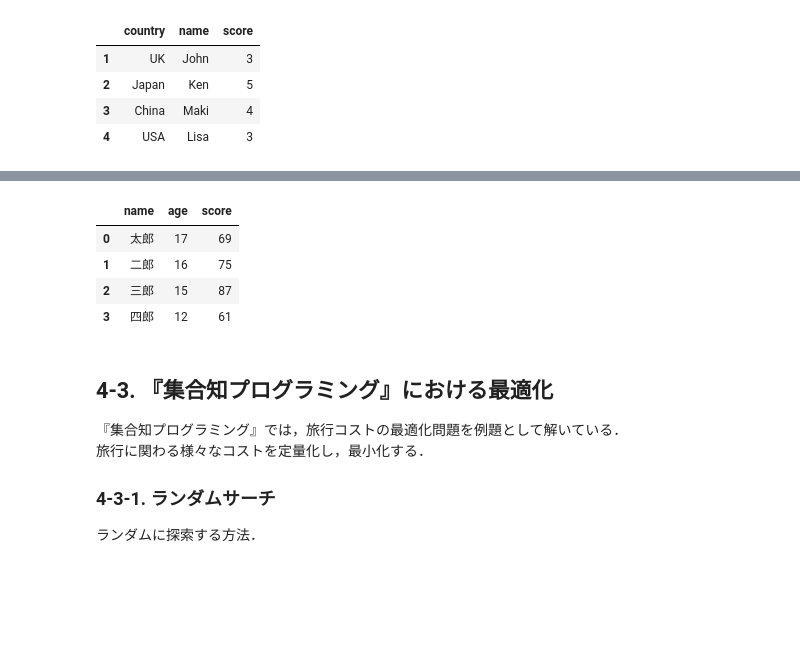
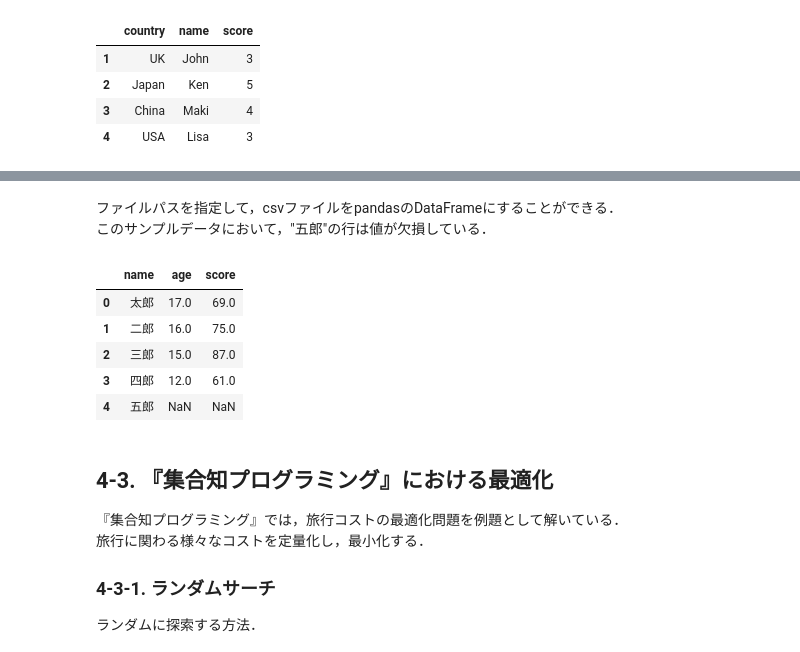
Before and after one commit to Kuni88/tutorial_python, a Jupyter notebook: text/Chapter4.ipynb, the cells around one changed output, grey strips where cells are left out. Drawn from its saved outputs; the diff is of its cells as text; code cells hidden in the pictures; blank space fills up the shorter version.

```diff
--- a/text/Chapter4.ipynb
+++ b/text/Chapter4.ipynb
@@ -99,12 +113,16 @@ name,age,score
+# %% [markdown]
+ファイルパスを指定して，csvファイルをpandasのDataFrameにすることができる．
+このサンプルデータにおいて，"五郎"の行は値が欠損している．
 # %%
-df = pd.read_csv('./data/sample.csv') # ファイルパスを指定して，csvをDataFrameにできる
-df
+df = pd.read_csv('./data/sample.csv')
+df.head()
 # %% [output]
 |  | name | age | score |
-| 0 | 太郎 | 17 | 69 |
-| 1 | 二郎 | 16 | 75 |
-| 2 | 三郎 | 15 | 87 |
-| 3 | 四郎 | 12 | 61 |
+| 0 | 太郎 | 17.0 | 69.0 |
+| 1 | 二郎 | 16.0 | 75.0 |
+| 2 | 三郎 | 15.0 | 87.0 |
+| 3 | 四郎 | 12.0 | 61.0 |
+| 4 | 五郎 | NaN | NaN |
 # %% [markdown]
 ## 4-3. 『集合知プログラミング』における最適化
 
```
Also changed, not shown: parts of 9 cells of this notebook, 4 other files.
